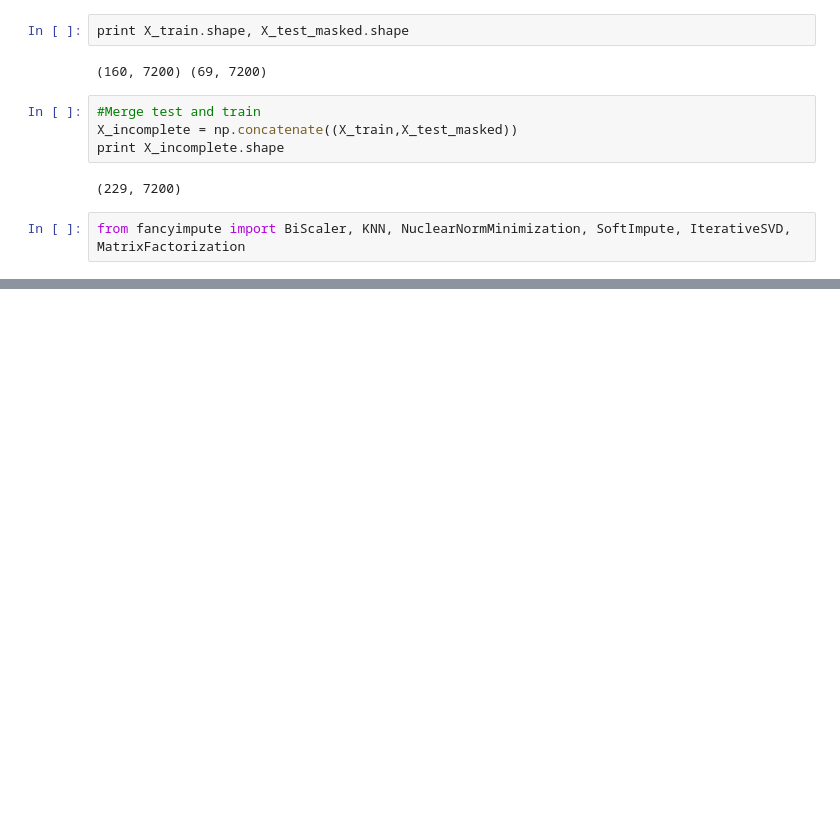
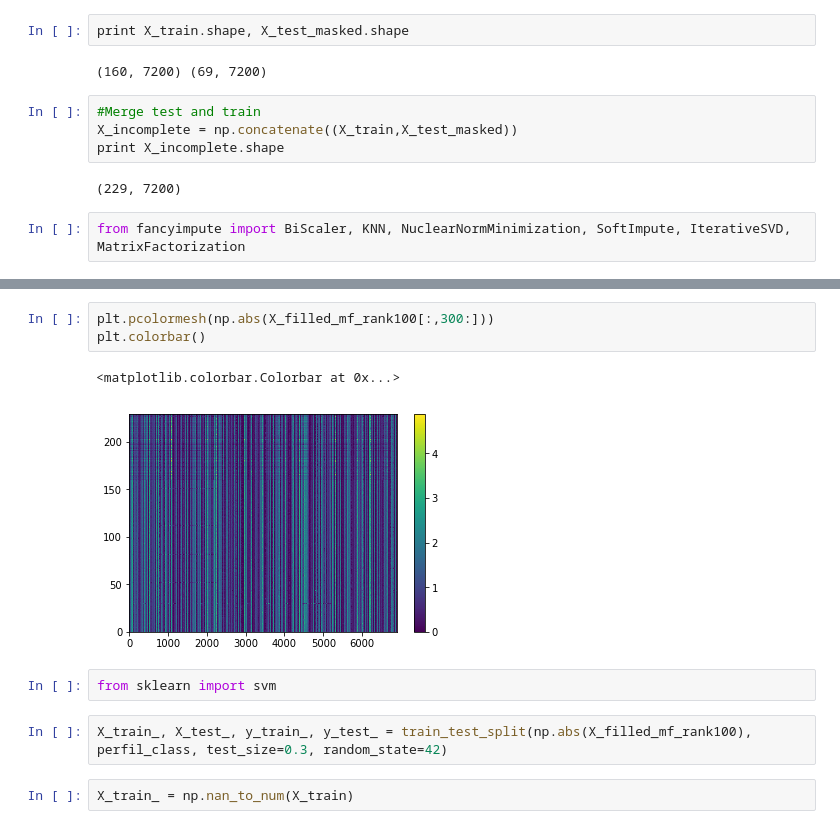
Before and after one commit to ejake/mandibular_morphology, a Jupyter notebook: matrix_completion.ipynb, the cells around one changed output, grey strips where cells are left out. Drawn from its saved outputs; the diff is of its cells as text; blank space fills up the shorter version.

```diff
--- a/matrix_completion.ipynb
+++ b/matrix_completion.ipynb
@@ -118,0 +259,12 @@ print("knnImpute MSE: %f" % knn_mse)
+# %%
+plt.pcolormesh(np.abs(X_filled_mf_rank100[:,300:]))
+plt.colorbar()
+# %% [output]
+<matplotlib.colorbar.Colorbar at 0x...>
+[figure, added]
+# %%
+from sklearn import svm
+# %%
+X_train_, X_test_, y_train_, y_test_ = train_test_split(np.abs(X_filled_mf_rank100), perfil_class, test_size=0.3, random_state=42)
+# %%
+X_train_ = np.nan_to_num(X_train)
```
Also changed, not shown: parts of 32 cells of this notebook, 1 other file.
